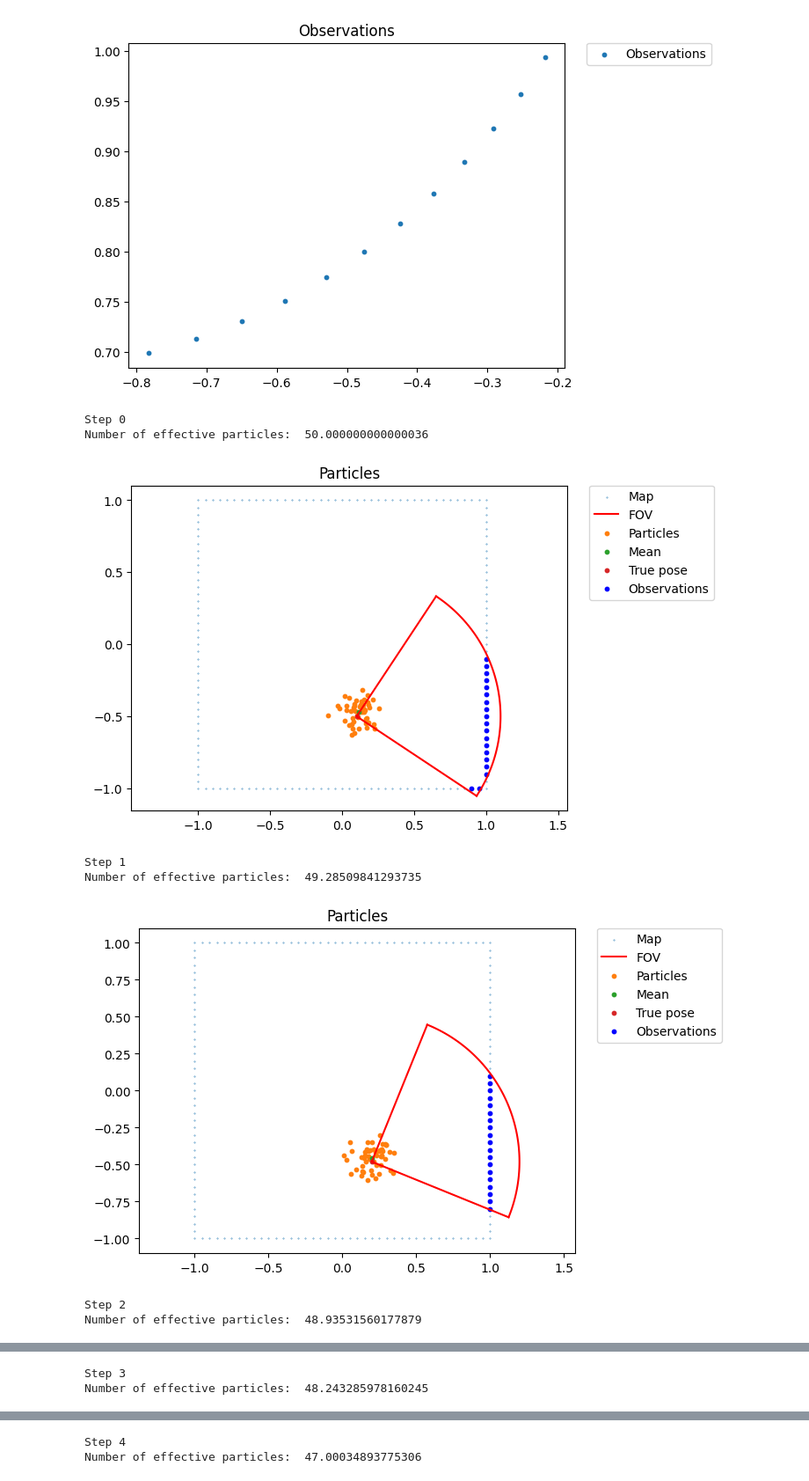
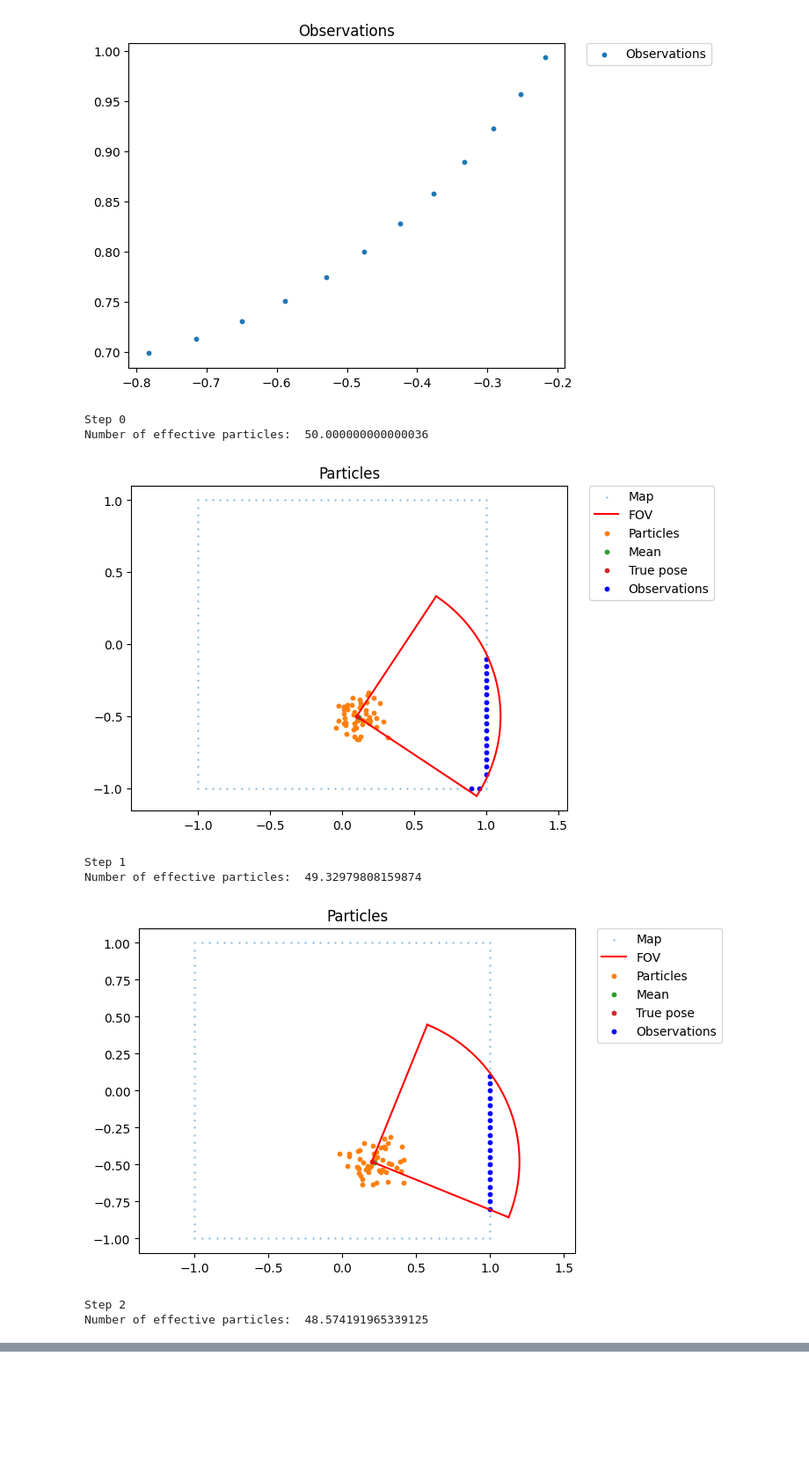
Before and after one commit to miquelmassot/pygp_particle_filter, a Jupyter notebook: example/example_pf.ipynb, the cells around one changed output, grey strips where cells are left out. Shown: that part at 88% size. Saved outputs shown, nothing was run; the diff lists cells and outputs as text; code cells hidden in the pictures; blank space fills up the shorter version.

```diff
--- a/example/example_pf.ipynb
+++ b/example/example_pf.ipynb
@@ -123,7 +123,7 @@ particle_filter = ParticleFilter(num_particles,
                                  gamma_range,
                                  motion_noise)
 
-num_steps = range(51)
+num_steps = 3
 
 # v = w * r
 # for a r = 0.5 m and a linear speed of 0.1, w = 0.2
@@ -141,7 +141,7 @@ control_input = [0.0, 0.0, 0.0]
 
 plt.figure()
 
-for i in num_steps:
+for i in range(num_steps):
     print('Step {}'.format(i))
     # Timestep
     current_time += dt
@@ -175,35 +175,35 @@ for i in num_steps:
              lidar_range_max * np.sin(lidar_fov / 2 + robot_pose[2])],
             [0, 0],
             [lidar_range_max * np.cos(-lidar_fov / 2 + robot_pose[2]),
              lidar_range_max * np.sin(-lidar_fov / 2 + robot_pose[2])],
         ]
     )
     fov_points = fov_points + robot_pose[0:2]
     # Add a semicircle
     t = np.linspace(- lidar_fov / 2 + robot_pose[2], lidar_fov / 2 + robot_pose[2], 100)
     x = lidar_range_max * np.cos(t) + robot_pose[0]
     y = lidar_range_max * np.sin(t) + robot_pose[1]
     # Plot the particles
     plt.clf()
     plt.scatter(simulation_map[:, 0], simulation_map[:, 1], s=0.1, label='Map')
     plt.plot(x, y, c="r")
     plt.plot(fov_points[:, 0], fov_points[:, 1], c="r", label="FOV")
     plt.scatter(particles_x, particles_y, s=10, label='Particles')
     plt.scatter(mean_pose[0], mean_pose[1], s=10, label='Mean')
     plt.scatter(robot_pose[0], robot_pose[1], s=10, label='True pose')
     plt.scatter(robot_pose[0] + observations[:, 0] * np.cos(observations[:, 1] + robot_pose[2]),
                 robot_pose[1] + observations[:, 0] * np.sin(observations[:, 1] + robot_pose[2]), c="blue", s=10, label='Observations')
     plt.axis('equal')
     plt.title('Particles')
     # Place legend outside the plot
     plt.legend(bbox_to_anchor=(1.05, 1), loc=2, borderaxespad=0.)
     plt.show()
 # %% [output]
 Step 0
 Number of effective particles:  50.000000000000036
-[figure, old version]
+[figure, new version]
 Step 1
-Number of effective particles:  49.28509841293735
+Number of effective particles:  49.32979808159874
-[figure, old version]
+[figure, new version]
 Step 2
-Number of effective particles:  48.93531560177879
+Number of effective particles:  48.574191965339125
@@ -211,2 +210,0 @@ Number of effective particles:  48.93531560177879
-Step 3
-Number of effective particles:  48.243285978160245
@@ -214,2 +210,0 @@ Number of effective particles:  48.243285978160245
-Step 4
-Number of effective particles:  47.00034893775306
```
Also changed, not shown: parts of 3 cells of this notebook, 2 other files.
